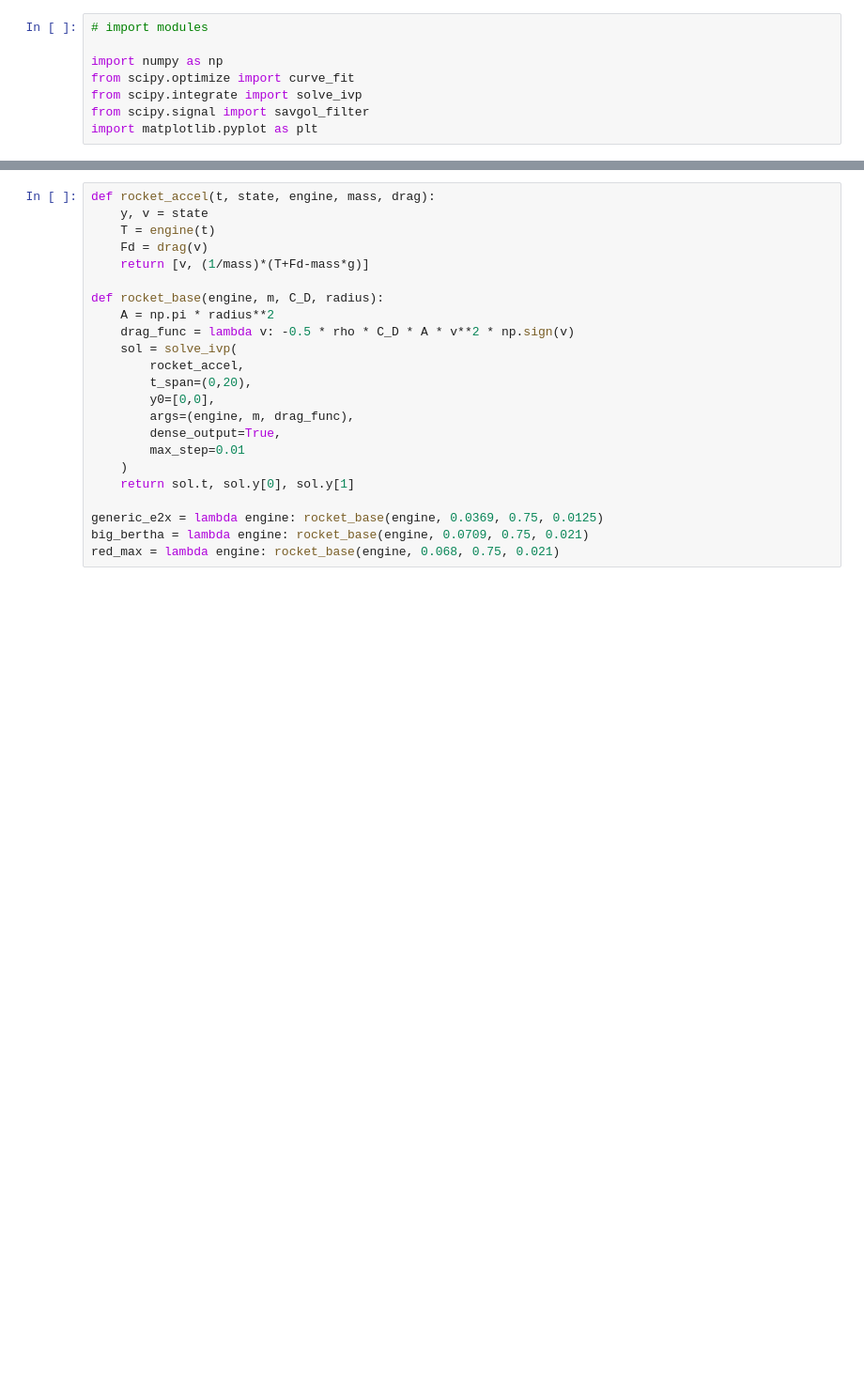
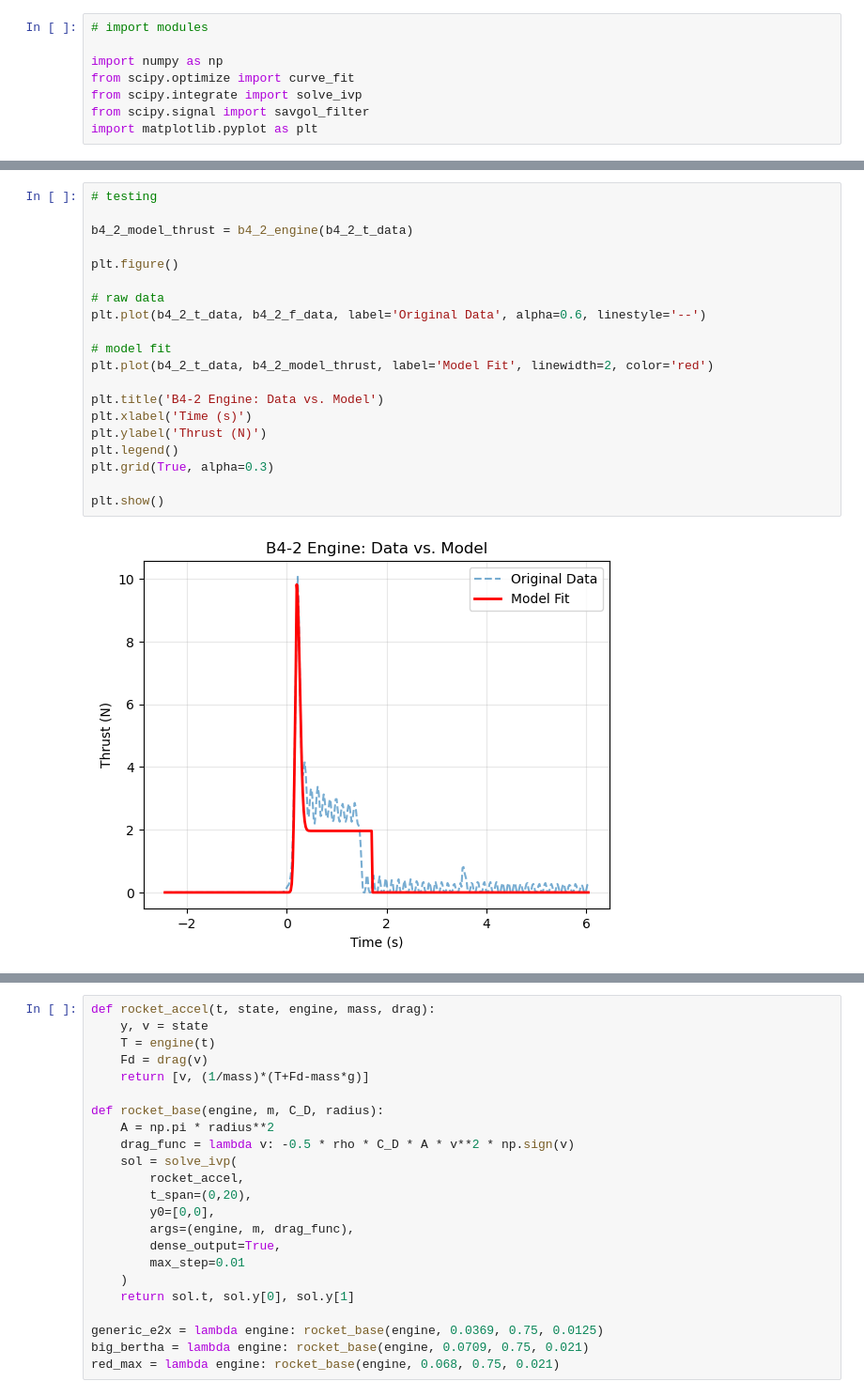
Before and after one commit to Johang727/EGR215, a Jupyter notebook: Final/Final.ipynb, the cells around one changed output, grey strips where cells are left out. Shown at 94% size. Drawn from its saved outputs; the diff is of its cells as text; blank space fills up the shorter version.

```diff
--- a/Final/Final.ipynb
+++ b/Final/Final.ipynb
@@ -116,0 +120,22 @@ b6_2_engine = engine_model(b6_2_t_data, b6_2_f_data, .12, 3.9, 4)
+# %%
+# testing
+
+b4_2_model_thrust = b4_2_engine(b4_2_t_data)
+
+plt.figure()
+
+# raw data
+plt.plot(b4_2_t_data, b4_2_f_data, label='Original Data', alpha=0.6, linestyle='--')
+
+# model fit
+plt.plot(b4_2_t_data, b4_2_model_thrust, label='Model Fit', linewidth=2, color='red')
+
+plt.title('B4-2 Engine: Data vs. Model')
+plt.xlabel('Time (s)')
+plt.ylabel('Thrust (N)')
+plt.legend()
+plt.grid(True, alpha=0.3)
+
+plt.show()
+# %% [output]
+[figure, added]
```
Also changed, not shown: parts of 9 cells of this notebook.
